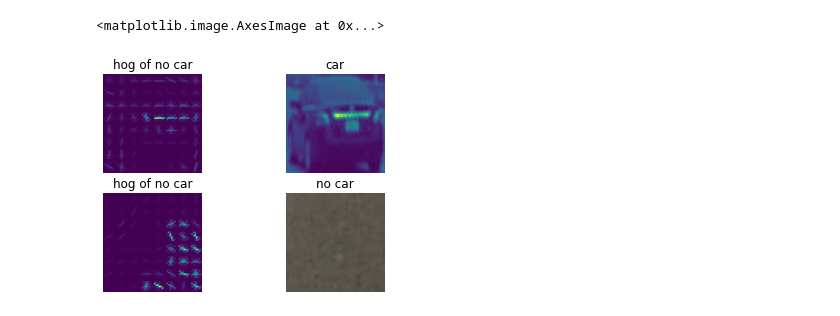
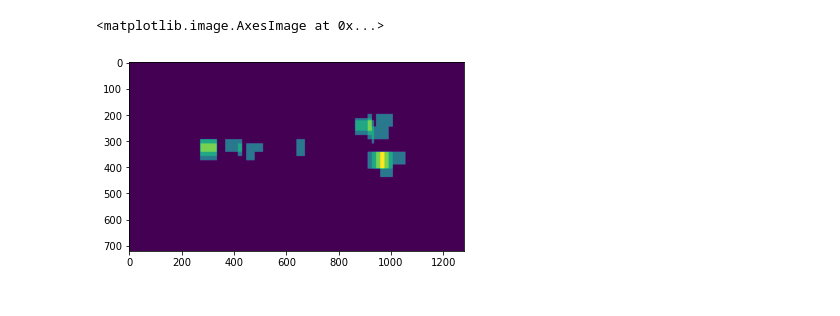
Before and after one commit to chwDo/Car-Recognition, a Jupyter notebook: 9517proj.ipynb, the cells around one changed output. Cells and saved outputs as stored; diff of their text form; code cells hidden in the pictures.

```diff
--- a/9517proj.ipynb
+++ b/9517proj.ipynb
@@ -185,26 +245,5 @@ plt.imshow(image)
-# %%
-temp,image = hog(cars_resized[0], orientations=9, pixels_per_cell=(8, 8),
-                    cells_per_block=(1, 1), visualize=True, feature_vector=True)
-
-temp,image1 = hog(no_car[5][:,:,1], orientations=9, pixels_per_cell=(8, 8),
-                    cells_per_block=(1, 1), visualize=True, feature_vector=True)
-plt.subplot(2,2,1)
-plt.axis('off')
-plt.title('hog of no car')
-plt.imshow(image)
-plt.subplot(2,2,2)
-plt.title('car')
-plt.axis('off')
-plt.imshow(cars_resized[0])
-
-plt.subplot(2,2,3)
-plt.title('hog of no car')
-plt.axis('off')
-plt.imshow(image1)
-plt.subplot(2,2,4)
-plt.title('no car')
-plt.axis('off')
-plt.imshow(no_car[0])
-# %% [output]
-<matplotlib.image.AxesImage at 0x...>
-[figure, removed]
+# %%
+plt.imshow(heat_map)
+# %% [output]
+<matplotlib.image.AxesImage at 0x...>
+[figure, added]
```
Also changed, not shown: parts of 23 cells of this notebook.
